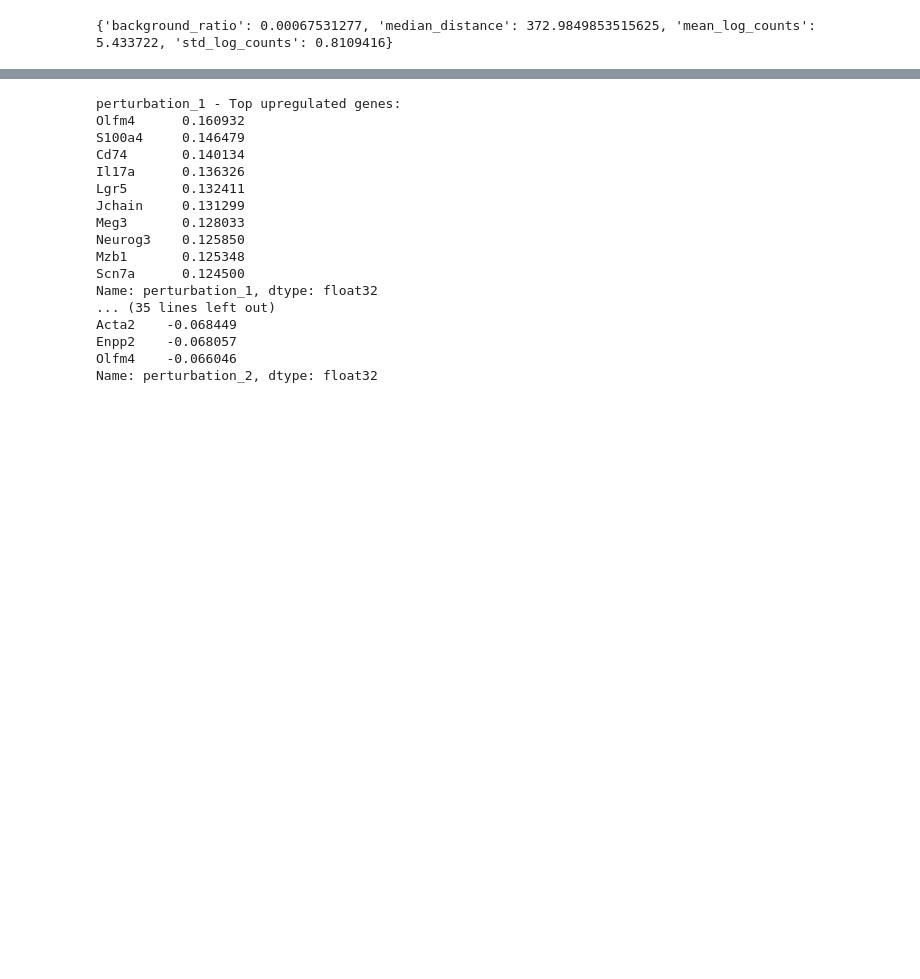
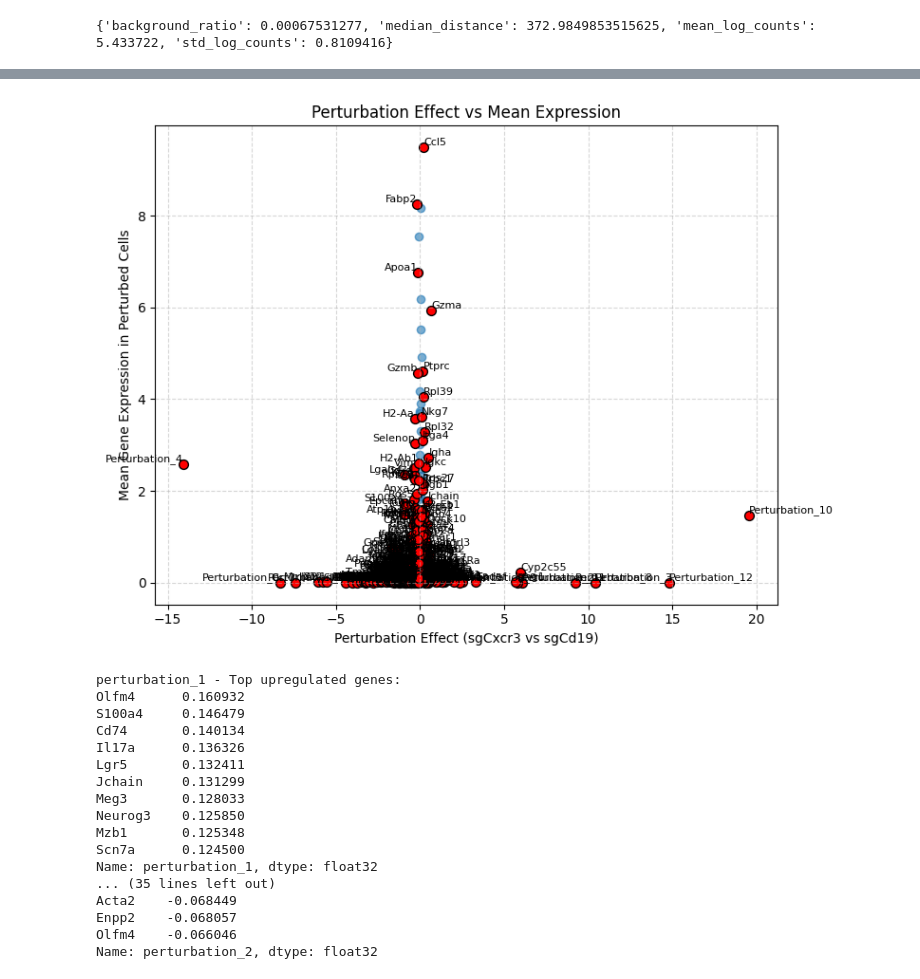
Before and after one commit to amonell/scvi-tools, a Jupyter notebook: resolve_perurb_tests/test1.ipynb, the cells around one changed output, grey strips where cells are left out. Cells and saved outputs as stored; diff of their text form; code cells hidden in the pictures; blank space fills up the shorter version.

```diff
--- a/resolve_perurb_tests/test1.ipynb
+++ b/resolve_perurb_tests/test1.ipynb
@@ -312,3 +190,60 @@ plt.show()
+# %%
+import numpy as np
+import pandas as pd
+import matplotlib.pyplot as plt
+
+# --- 1) Compute perturbation effects and mean expression ---
+effects = effects_cells.loc['sgCxcr3'].values
+
+# mean expression in sgCxcr3 and sgCd19 separately
+mean_Cxcr3 = query_adata[query_adata.obs['guide_rnas']=='sgCxcr3'].X.mean(axis=0)
+mean_Cd19  = query_adata[query_adata.obs['guide_rnas']=='sgCd19'].X.mean(axis=0)
+
+# total mean across both perturbed sets
+mean_expr = (mean_Cxcr3 + mean_Cd19) / 2
+
+# filter out non‐finite values
+mask = np.isfinite(effects) & np.isfinite(mean_expr)
+
+# build a DataFrame
+df = pd.DataFrame({
+    'gene': query_adata.var.index.values if hasattr(query_adata.var, "index") else np.arange(len(effects)),
+    'effect': effects[mask],
+    'mean_expr': mean_expr[mask]
+})
+
+# --- 2) Select top N by absolute effect for annotation ---
+N = 400
+topN = df.iloc[np.argsort(np.abs(df['effect']))[::-1][:N]]
+
+# always include your genes of special interest
+for g in ['Cxcr3','Perturbation_4','Perturbation_10']:
+    if g in df['gene'].values:
+        topN = pd.concat([topN, df[df['gene']==g]])
+topN = topN.drop_duplicates('gene')
+
+# --- 3) Plot volcano‐style scatter: effect vs mean expression ---
+plt.figure(figsize=(8,6))
+plt.scatter(df['effect'], df['mean_expr'], alpha=0.6)
+
+# highlight the top hits
+plt.scatter(topN['effect'], topN['mean_expr'], color='red', edgecolor='k', s=50)
+
+# annotate
+for _, row in topN.iterrows():
+    plt.text(row['effect'], row['mean_expr'], row['gene'],
+             fontsize=8,
+             ha='right' if row['effect']<0 else 'left',
+             va='bottom')
+
+plt.xlabel('Perturbation Effect (sgCxcr3 vs sgCd19)')
+plt.ylabel('Mean Gene Expression in Perturbed Cells')
+plt.title('Perturbation Effect vs Mean Expression')
+plt.grid(True, linestyle='--', alpha=0.5)
+plt.tight_layout()
+plt.show()
+# %% [output]
+[figure, added]
 # %%
 
 
```
Also changed, not shown: parts of 12 cells of this notebook, 3 other files.
